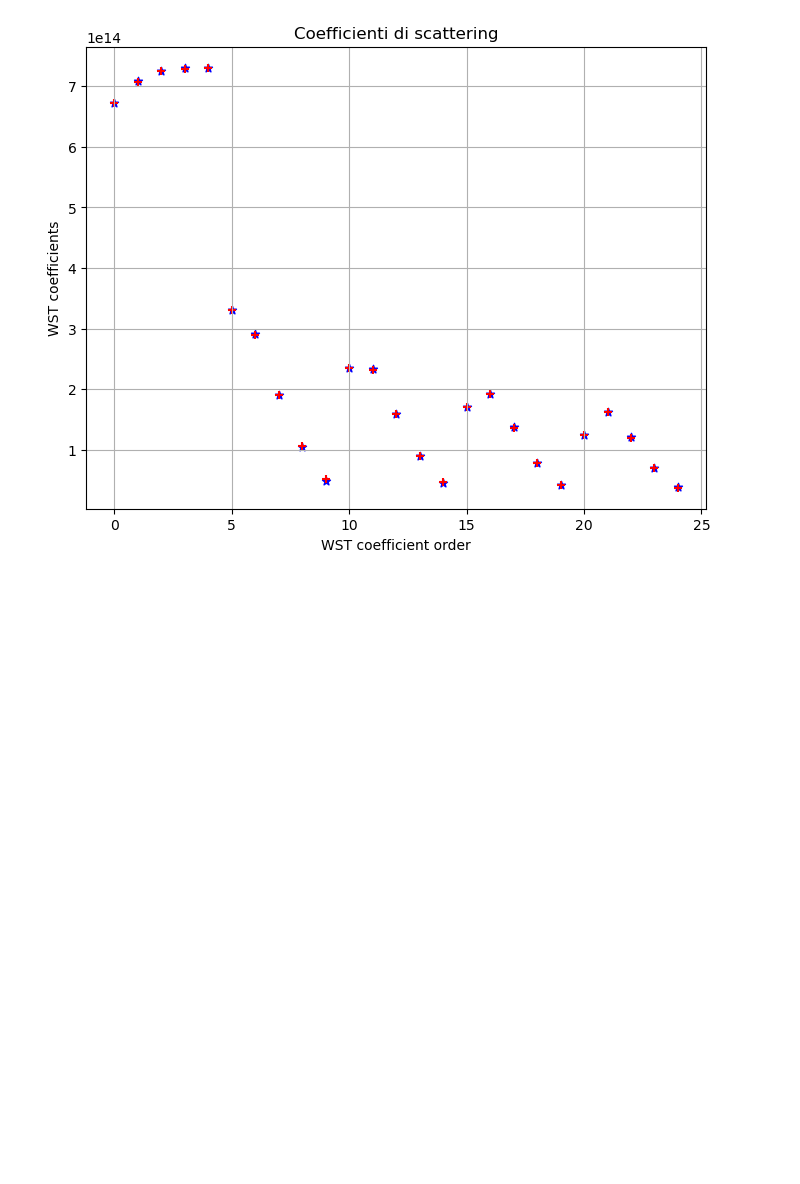
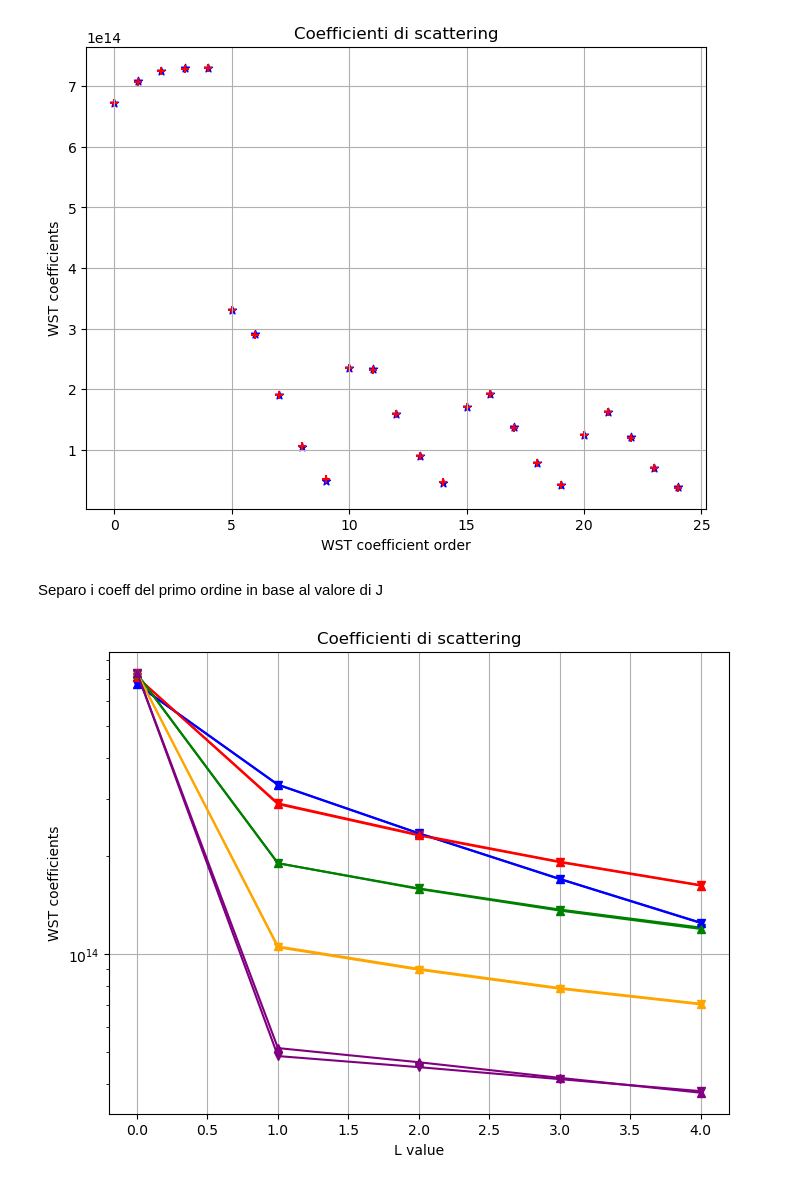
Before and after one commit to RiccGerva97/Tesi-Magistrale, a Jupyter notebook: Try_02-HaloCatalogue/Try_Halo_morefiles.ipynb, the cells around one changed output. Cells and saved outputs as stored; diff of their text form; code cells hidden in the pictures; blank space fills up the shorter version.

Commit message:
Graphs of halo_morefiles

```diff
--- a/Try_02-HaloCatalogue/Try_Halo_morefiles.ipynb
+++ b/Try_02-HaloCatalogue/Try_Halo_morefiles.ipynb
@@ -46,3 +50,50 @@ plt.ylabel("WST coefficients")
 plt.title("Coefficienti di scattering");
 # %% [output]
 [figure]
+# %% [markdown]
+Separo i coeff del primo ordine in base al valore di J
+# %%
+a1_J0 = []
+a1_J1 = []
+a1_J2 = []
+a1_J3 = []
+a1_J4 = []
+
+for i in range(0, np.shape(first_order_coeffs[0])[0]-1, 5):
+    a1_J0.append(first_order_coeffs[0][i])
+    a1_J1.append(first_order_coeffs[0][i+1])
+    a1_J2.append(first_order_coeffs[0][i+2])
+    a1_J3.append(first_order_coeffs[0][i+3])
+    a1_J4.append(first_order_coeffs[0][i+4])
+
+b1_J0 = []
+b1_J1 = []
+b1_J2 = []
+b1_J3 = []
+b1_J4 = []
+
+for i in range(0, np.shape(first_order_coeffs[1])[0]-1, 5):
+    b1_J0.append(first_order_coeffs[1][i])
+    b1_J1.append(first_order_coeffs[1][i+1])
+    b1_J2.append(first_order_coeffs[1][i+2])
+    b1_J3.append(first_order_coeffs[1][i+3])
+    b1_J4.append(first_order_coeffs[1][i+4])
+# %%
+plt.figure(figsize=(8,6))
+plt.plot(np.arange(5), a1_J0, marker="v", color="Blue")
+plt.plot(np.arange(5), a1_J1, marker="v", color="Red")
+plt.plot(np.arange(5), a1_J2, marker="v", color="Green")
+plt.plot(np.arange(5), a1_J3, marker="v", color="Orange")
+plt.plot(np.arange(5), a1_J4, marker="v", color="Purple")
+plt.plot(np.arange(5), b1_J0, marker="^", color="Blue")
+plt.plot(np.arange(5), b1_J1, marker="^", color="Red")
+plt.plot(np.arange(5), b1_J2, marker="^", color="Green")
+plt.plot(np.arange(5), b1_J3, marker="^", color="Orange")
+plt.plot(np.arange(5), b1_J4, marker="^", color="Purple")
+plt.yscale('log')
+plt.grid()
+plt.xlabel("L value")
+plt.ylabel("WST coefficients")
+plt.title("Coefficienti di scattering");
+# %% [output]
+[figure, added]
```
Also changed, not shown: parts of 1 cell of this notebook.
